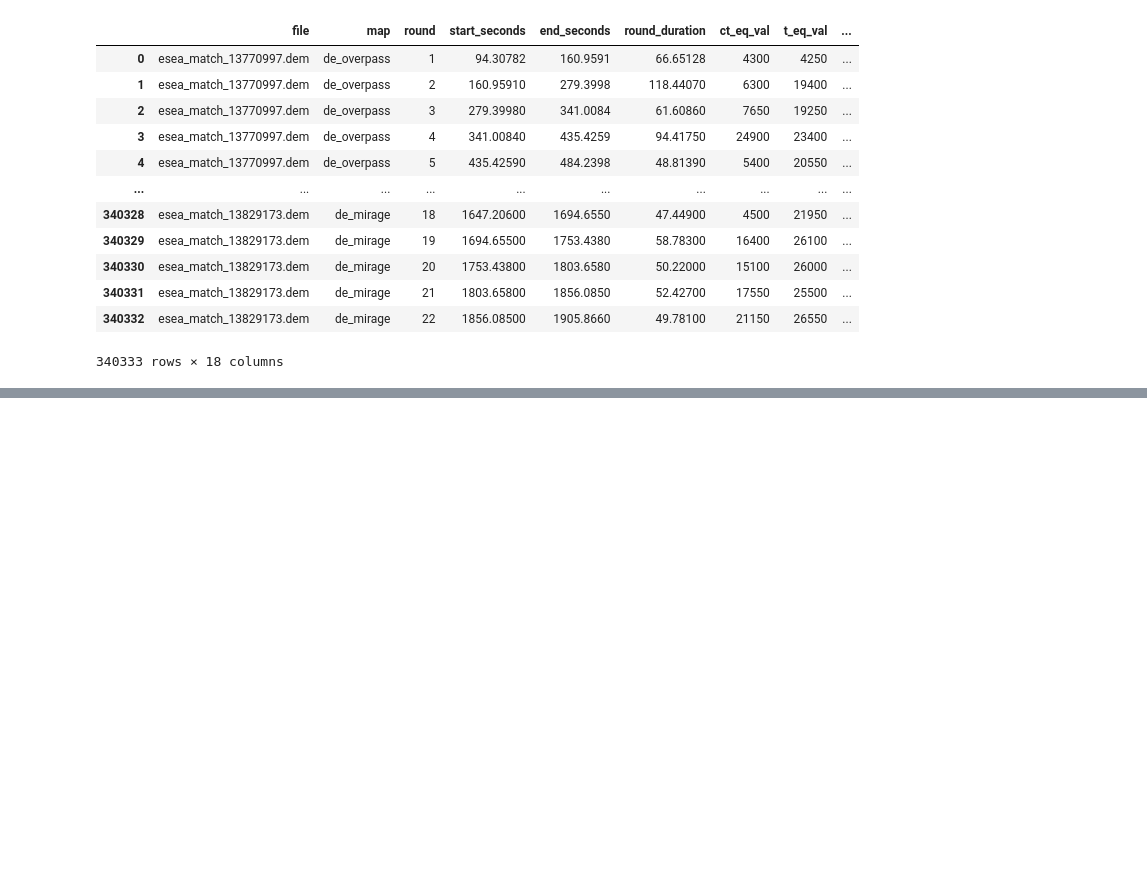
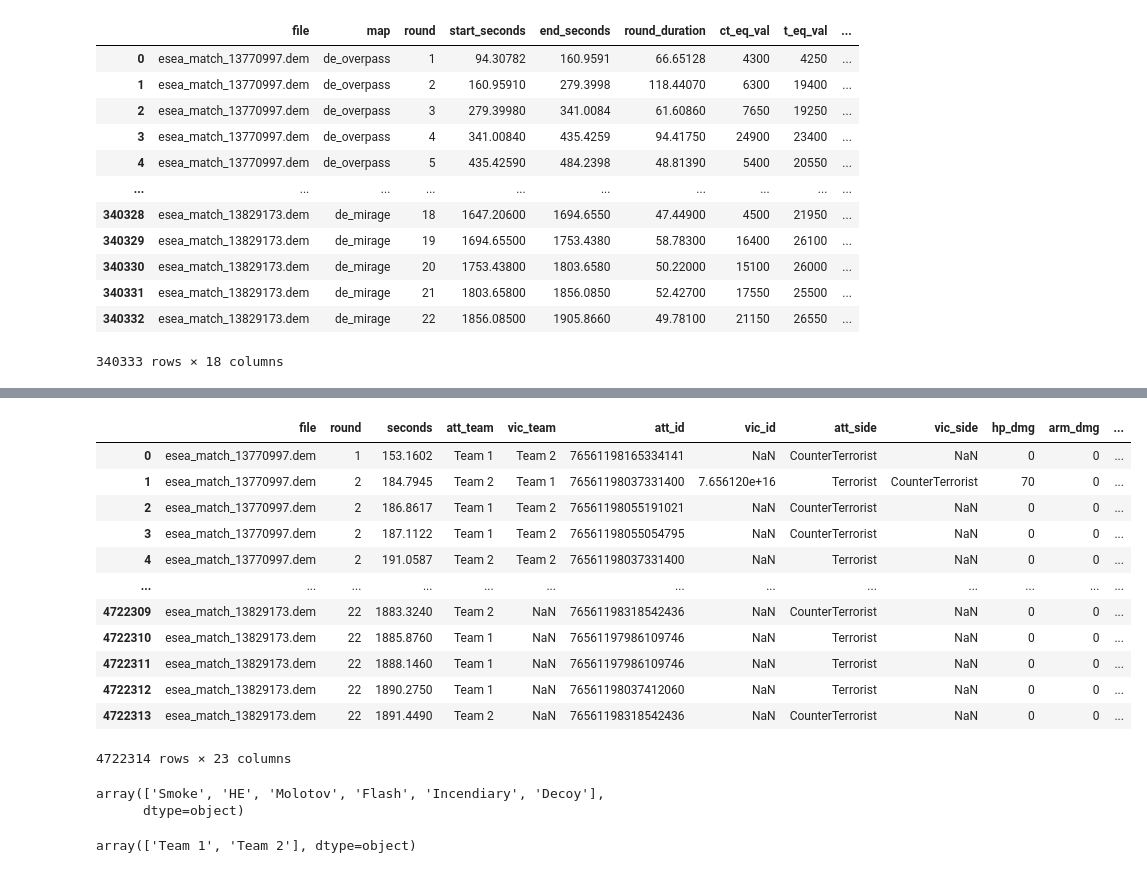
Before and after one commit to gandhimonil9823/CS_GO_Analysis, a Jupyter notebook: preprocessing/Aggregate_data_rounds.ipynb, the cells around one changed output, grey strips where cells are left out. Saved outputs shown, nothing was run; the diff lists cells and outputs as text; code cells hidden in the pictures; blank space fills up the shorter version.

```diff
--- a/preprocessing/Aggregate_data_rounds.ipynb
+++ b/preprocessing/Aggregate_data_rounds.ipynb
@@ -450,0 +535,17 @@ test_load
+# %%
+grenades_df = pd.read_csv('/content/drive/Shareddrives/CS_GO_Data/processed_data_v2/grenade_data.csv')
+grenades_df
+# %% [output]
+|  | file | round | seconds | att_team | vic_team | att_id | vic_id | att_side | vic_side | hp_dmg | arm_dmg | ... |
+| 0 | esea_match_13770997.dem | 1 | 153.1602 | Team 1 | Team 2 | 76561198165334141 | NaN | CounterTerrorist | NaN | 0 | 0 | ... |
+| 1 | esea_match_13770997.dem | 2 | 184.7945 | Team 2 | Team 1 | 76561198037331400 | 7.656120e+16 | Terrorist | CounterTerrorist | 70 | 0 | ... |
+| 2 | esea_match_13770997.dem | 2 | 186.8617 | Team 1 | Team 2 | 76561198055191021 | NaN | CounterTerrorist | NaN | 0 | 0 | ... |
+| 3 | esea_match_13770997.dem | 2 | 187.1122 | Team 1 | Team 2 | 76561198055054795 | NaN | CounterTerrorist | NaN | 0 | 0 | ... |
+| 4 | esea_match_13770997.dem | 2 | 191.0587 | Team 2 | Team 2 | 76561198037331400 | NaN | Terrorist | NaN | 0 | 0 | ... |
+| ... | ... | ... | ... | ... | ... | ... | ... | ... | ... | ... | ... | ... |
+| 4722309 | esea_match_13829173.dem | 22 | 1883.3240 | Team 2 | NaN | 76561198318542436 | NaN | CounterTerrorist | NaN | 0 | 0 | ... |
+| 4722310 | esea_match_13829173.dem | 22 | 1885.8760 | Team 1 | NaN | 76561197986109746 | NaN | Terrorist | NaN | 0 | 0 | ... |
+| 4722311 | esea_match_13829173.dem | 22 | 1888.1460 | Team 1 | NaN | 76561197986109746 | NaN | Terrorist | NaN | 0 | 0 | ... |
+| 4722312 | esea_match_13829173.dem | 22 | 1890.2750 | Team 1 | NaN | 76561198037412060 | NaN | Terrorist | NaN | 0 | 0 | ... |
+| 4722313 | esea_match_13829173.dem | 22 | 1891.4490 | Team 2 | NaN | 76561198318542436 | NaN | CounterTerrorist | NaN | 0 | 0 | ... |
+4722314 rows × 23 columns
@@ -450,0 +565,9 @@ test_load
+# %%
+grenades_df["nade"].unique()
+# %% [output]
+array(['Smoke', 'HE', 'Molotov', 'Flash', 'Incendiary', 'Decoy'],
+      dtype=object)
+# %%
+grenades_df["att_team"].unique()
+# %% [output]
+array(['Team 1', 'Team 2'], dtype=object)
```
Also changed, not shown: parts of 22 cells of this notebook.
